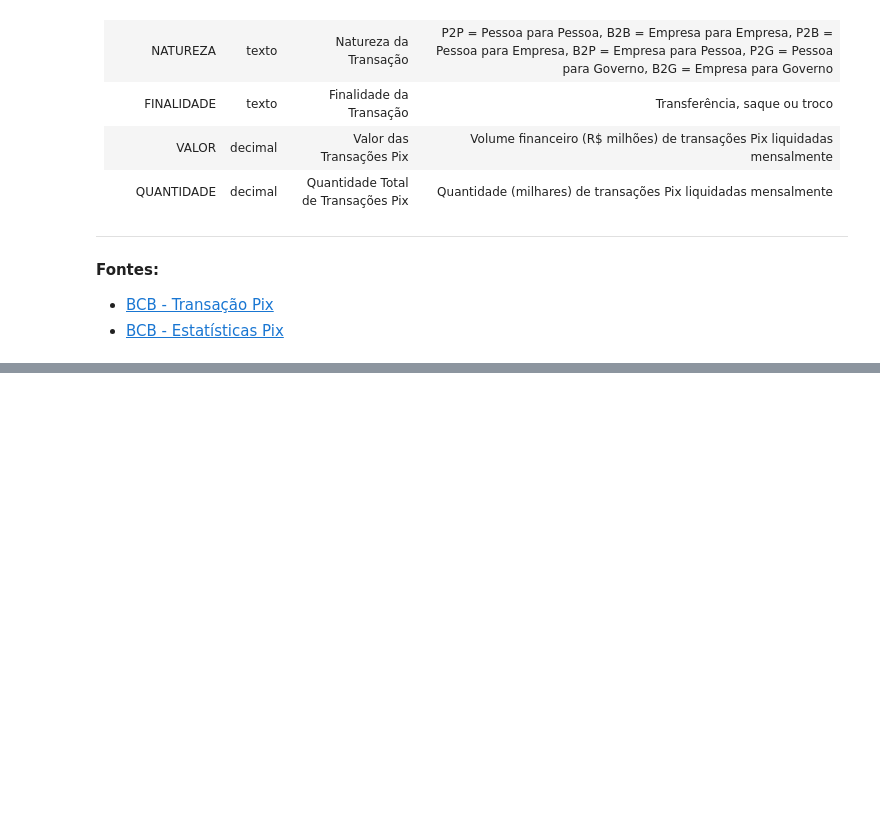
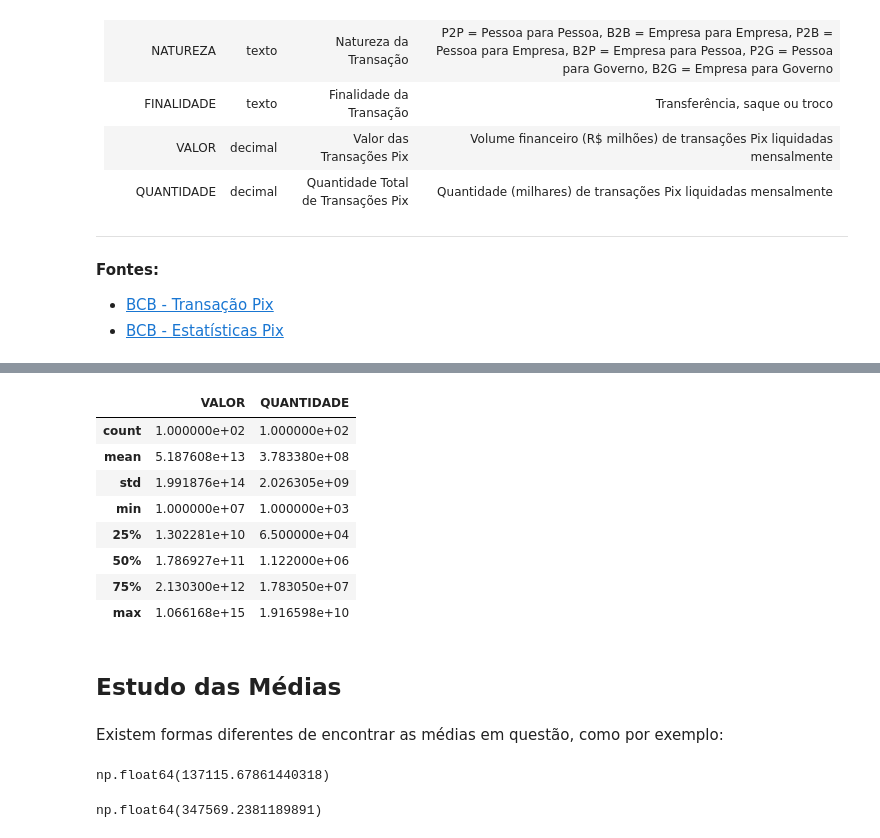
Before and after one commit to caiobarrosmelo/transacoesPixDS, a Jupyter notebook: relatorio_pix.ipynb, the cells around one changed output, grey strips where cells are left out. Cells and saved outputs as stored; diff of their text form; code cells hidden in the pictures; blank space fills up the shorter version.

```diff
--- a/relatorio_pix.ipynb
+++ b/relatorio_pix.ipynb
@@ -58,0 +189,9 @@ Error:
+# %%
+date_col = ['AnoMes']
+
+users_cols = ['PAG_PFPJ', 'REC_PFPJ', 'PAG_REGIAO', 'REC_REGIAO', 'PAG_IDADE', 'REC_IDADE']
+
+pix_cols = ['VALOR', 'QUANTIDADE']
+
+selected_cols = date_col+users_cols+pix_cols
+df_pix = df[selected_cols].copy()
@@ -58,0 +217,27 @@ Error:
+# %%
+df_pix.describe()
+# %% [output]
+|  | VALOR | QUANTIDADE |
+| count | 1.000000e+02 | 1.000000e+02 |
+| mean | 5.187608e+13 | 3.783380e+08 |
+| std | 1.991876e+14 | 2.026305e+09 |
+| min | 1.000000e+07 | 1.000000e+03 |
+| 25% | 1.302281e+10 | 6.500000e+04 |
+| 50% | 1.786927e+11 | 1.122000e+06 |
+| 75% | 2.130300e+12 | 1.783050e+07 |
+| max | 1.066168e+15 | 1.916598e+10 |
+# %% [markdown]
+## Estudo das Médias
+# %% [markdown]
+Existem formas diferentes de encontrar as médias em questão, como por exemplo:
+# %%
+soma1 = df_pix['VALOR'].sum()
+soma2 = df_pix['QUANTIDADE'].sum()
+
+soma1/soma2
+# %% [output]
+np.float64(137115.67861440318)
+# %%
+(df_pix['VALOR'] / df_pix['QUANTIDADE']).mean()
+# %% [output]
+np.float64(347569.2381189891)
```
Also changed, not shown: parts of 21 cells of this notebook, 2 other files.
